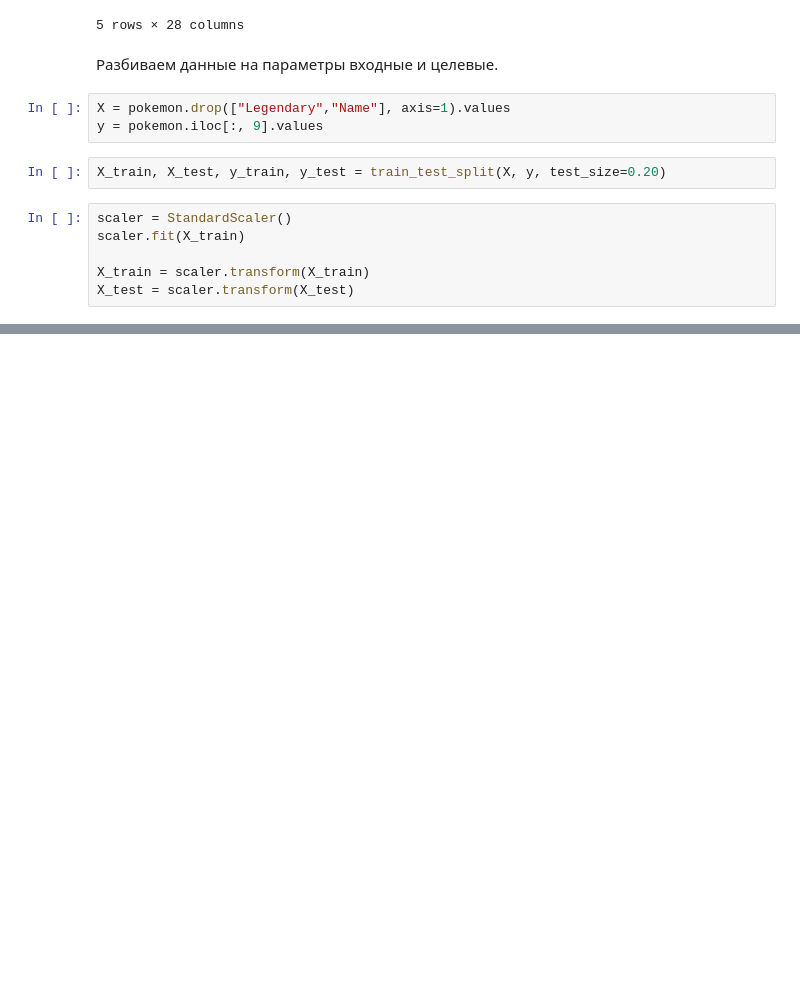
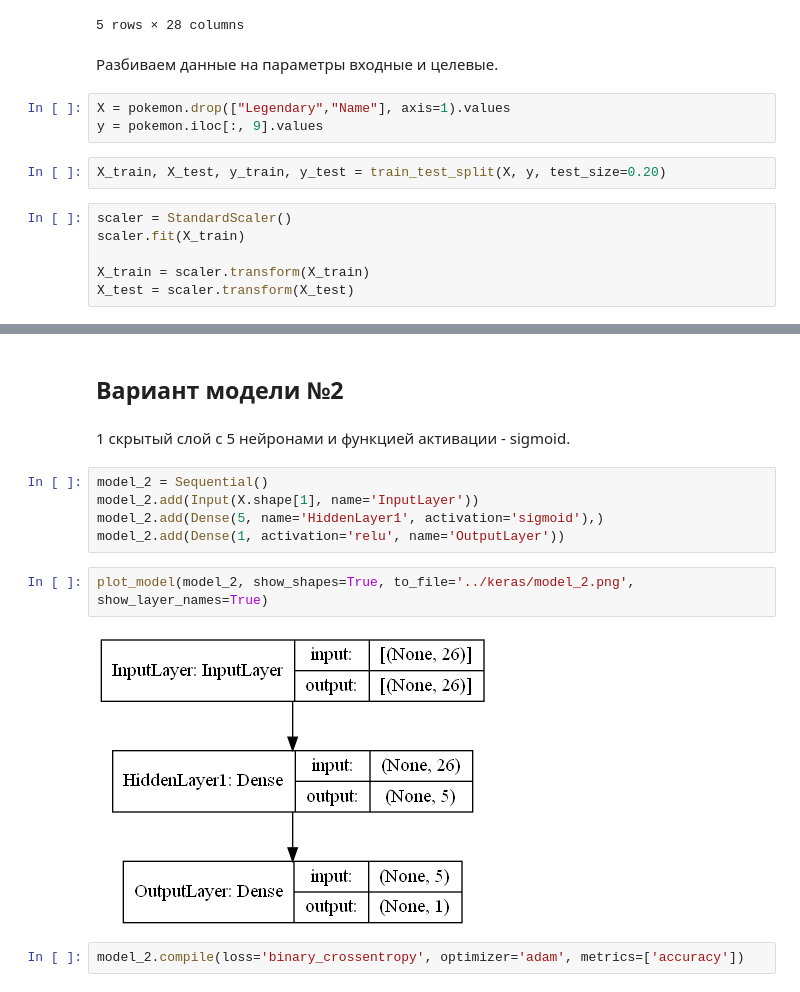
Before and after one commit to Powerfall/machine_learning, a Jupyter notebook: notebooks/7_nn.ipynb, the cells around one changed output, grey strips where cells are left out. Drawn from its saved outputs; the diff is of its cells as text; blank space fills up the shorter version.

```diff
--- a/notebooks/7_nn.ipynb
+++ b/notebooks/7_nn.ipynb
@@ -58,0 +106,15 @@ X_test = scaler.transform(X_test)
+# %% [markdown]
+## Вариант модели №2
+# %% [markdown]
+1 скрытый слой с 5 нейронами и функцией активации - sigmoid.
+# %%
+model_2 = Sequential()
+model_2.add(Input(X.shape[1], name='InputLayer'))
+model_2.add(Dense(5, name='HiddenLayer1', activation='sigmoid'),)
+model_2.add(Dense(1, activation='relu', name='OutputLayer'))
+# %%
+plot_model(model_2, show_shapes=True, to_file='../keras/model_2.png', show_layer_names=True)
+# %% [output]
+[figure, added]
+# %%
+model_2.compile(loss='binary_crossentropy', optimizer='adam', metrics=['accuracy'])
```
Also changed, not shown: parts of 25 cells of this notebook, 4 other files.
